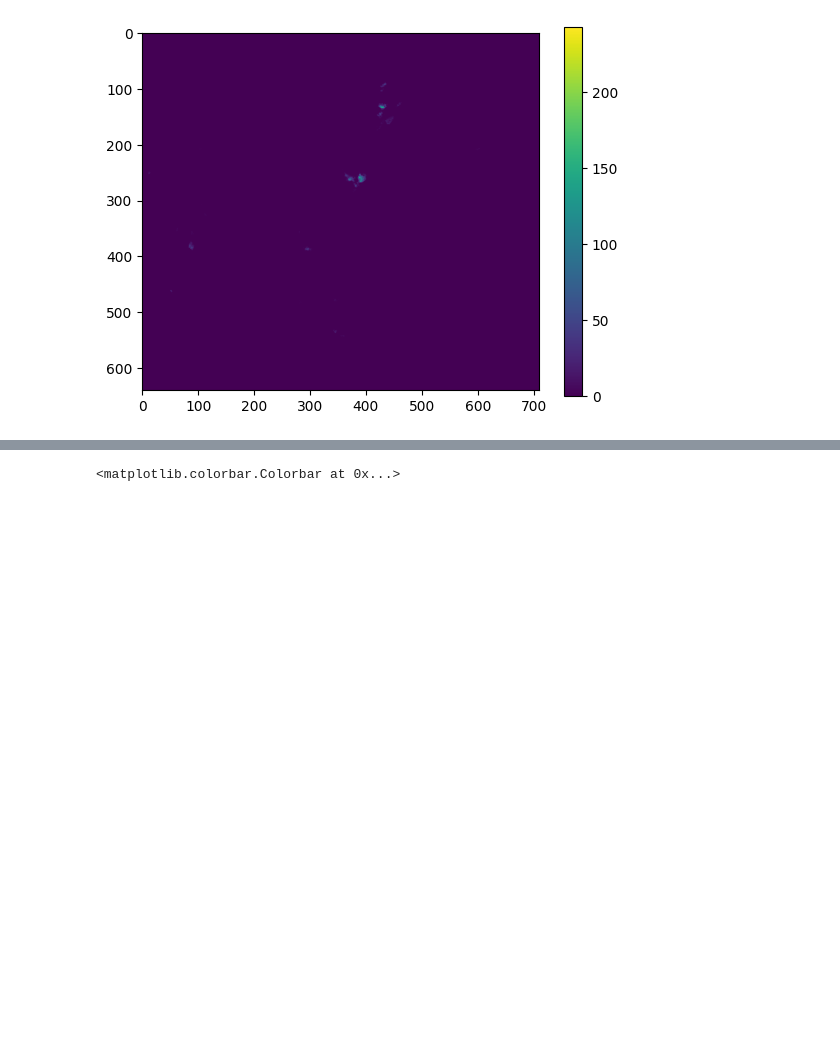
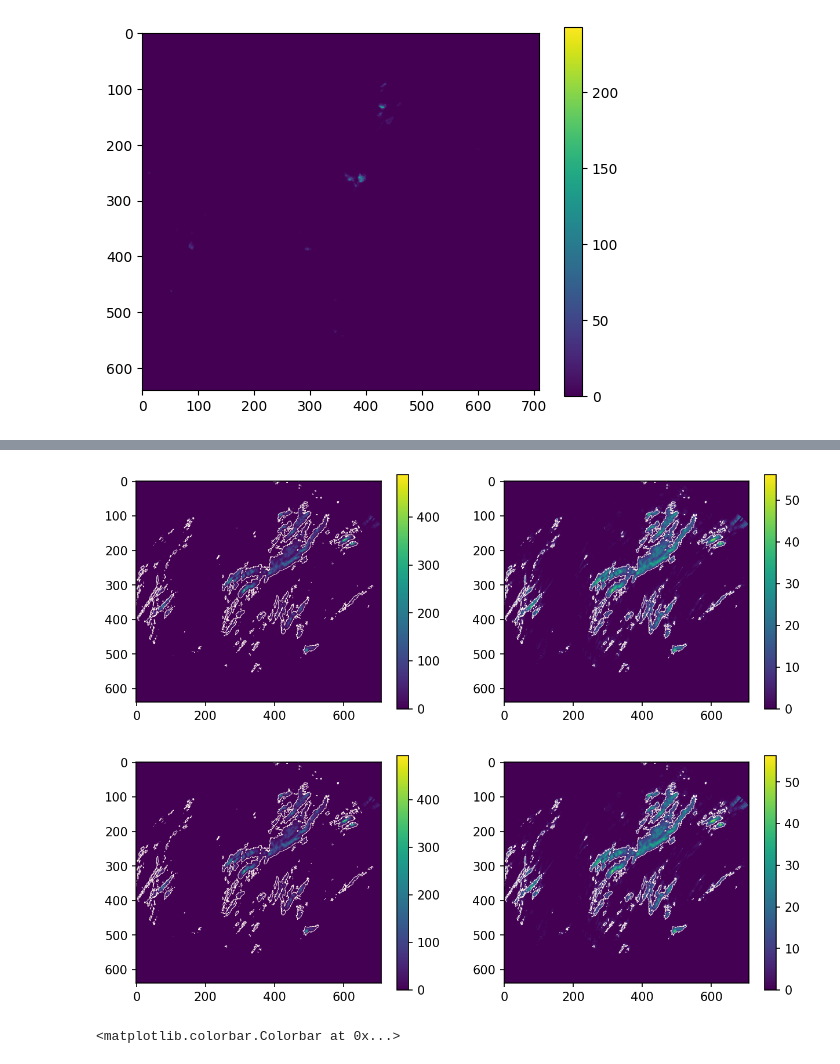
Before and after one commit to timschmi95/scClimCSCS, a Jupyter notebook: calc_SHI_example.ipynb, the cells around one changed output, grey strips where cells are left out. Saved outputs shown, nothing was run; the diff lists cells and outputs as text; code cells hidden in the pictures; blank space fills up the shorter version.

```diff
--- a/calc_SHI_example.ipynb
+++ b/calc_SHI_example.ipynb
@@ -188,3 +243,19 @@ np.testing.assert_array_equal(shi,shi1)
+# %%
+from get_archived_data import get_combined_max_radar_grid
+poh_june28 = get_combined_max_radar_grid('BZC',"20210628060000","20210629055500")
+# %%
+for dmax in [dmax_june28,dmax_june28_lvl18]:
+    fig,(ax,ax2) = plt.subplots(1,2,figsize=(10,5),dpi=150)
+    p=ax.imshow(dmax)
+    plt.colorbar(p,ax=ax,shrink=0.7)
+
+    p2=ax2.imshow(2.54*(dmax)**0.5)
+    plt.colorbar(p2,ax=ax2,shrink=0.7)
+    for ax_ in [ax,ax2]:
+        ax_.contour(poh_june28,levels=[50],cmap='Reds',linewidths=0.4)
+# %% [output]
+[figure, added]
+[figure, added]
 # %%
 plt.imshow(shi)
 plt.colorbar()
```
Also changed, not shown: parts of 8 cells of this notebook.
